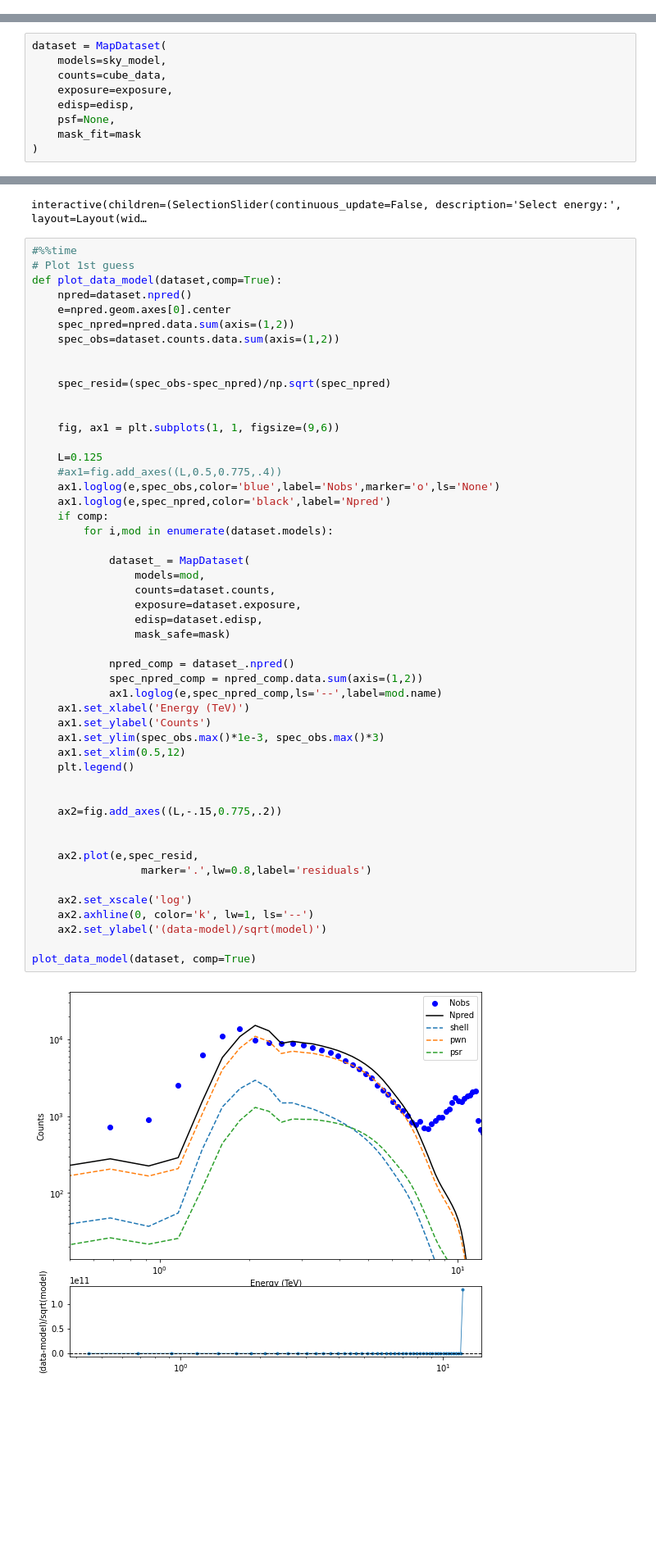
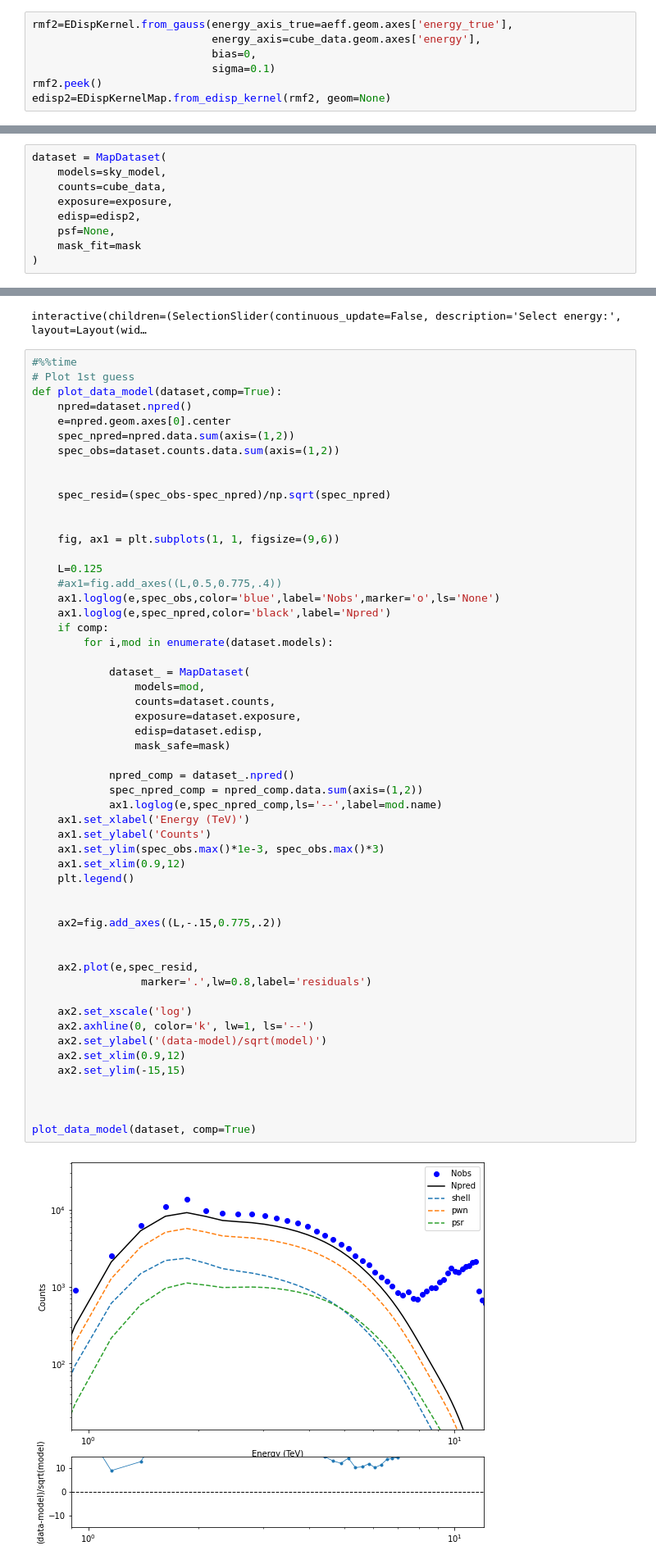
Before and after one commit to facero/3D-Xray-gammapy, a Jupyter notebook: Cube_Xrayfitting_gammapy019.ipynb, the cells around one changed output, grey strips where cells are left out. Shown at 82% size. Cells and saved outputs as stored; diff of their text form; blank space fills up the shorter version.

```diff
--- a/Cube_Xrayfitting_gammapy019.ipynb
+++ b/Cube_Xrayfitting_gammapy019.ipynb
@@ -138,0 +151,7 @@ interactive(children=(SelectionSlider(continuous_update=False, description='Sele
+# %%
+rmf2=EDispKernel.from_gauss(energy_axis_true=aeff.geom.axes['energy_true'],
+                            energy_axis=cube_data.geom.axes['energy'],
+                            bias=0,
+                            sigma=0.1)
+rmf2.peek()
+edisp2=EDispKernelMap.from_edisp_kernel(rmf2, geom=None)
@@ -225,7 +277,7 @@ dataset = MapDataset(
     models=sky_model,
     counts=cube_data,
     exposure=exposure,
-    edisp=edisp,
+    edisp=edisp2,
     psf=None,
     mask_fit=mask
 )
@@ -262,35 +329,39 @@ def plot_data_model(dataset,comp=True):
         for i,mod in enumerate(dataset.models):
 
             dataset_ = MapDataset(
                 models=mod,
                 counts=dataset.counts,
                 exposure=dataset.exposure,
                 edisp=dataset.edisp,
                 mask_safe=mask)
 
             npred_comp = dataset_.npred()
             spec_npred_comp = npred_comp.data.sum(axis=(1,2))
             ax1.loglog(e,spec_npred_comp,ls='--',label=mod.name)
     ax1.set_xlabel('Energy (TeV)')
     ax1.set_ylabel('Counts')
     ax1.set_ylim(spec_obs.max()*1e-3, spec_obs.max()*3)
-    ax1.set_xlim(0.5,12)
+    ax1.set_xlim(0.9,12)
     plt.legend()
 
 
     ax2=fig.add_axes((L,-.15,0.775,.2))
 
 
     ax2.plot(e,spec_resid,
                  marker='.',lw=0.8,label='residuals')
 
     ax2.set_xscale('log')
     ax2.axhline(0, color='k', lw=1, ls='--')
     ax2.set_ylabel('(data-model)/sqrt(model)')
+    ax2.set_xlim(0.9,12)
+    ax2.set_ylim(-15,15)
+
+
 
 plot_data_model(dataset, comp=True)
 # %% [output]
-[figure, old version]
+[figure, new version]
 # %%
 %%time
 fit = Fit(optimize_opts={"print_level": 2})
```
Also changed, not shown: parts of 23 cells of this notebook, 1 other file.
